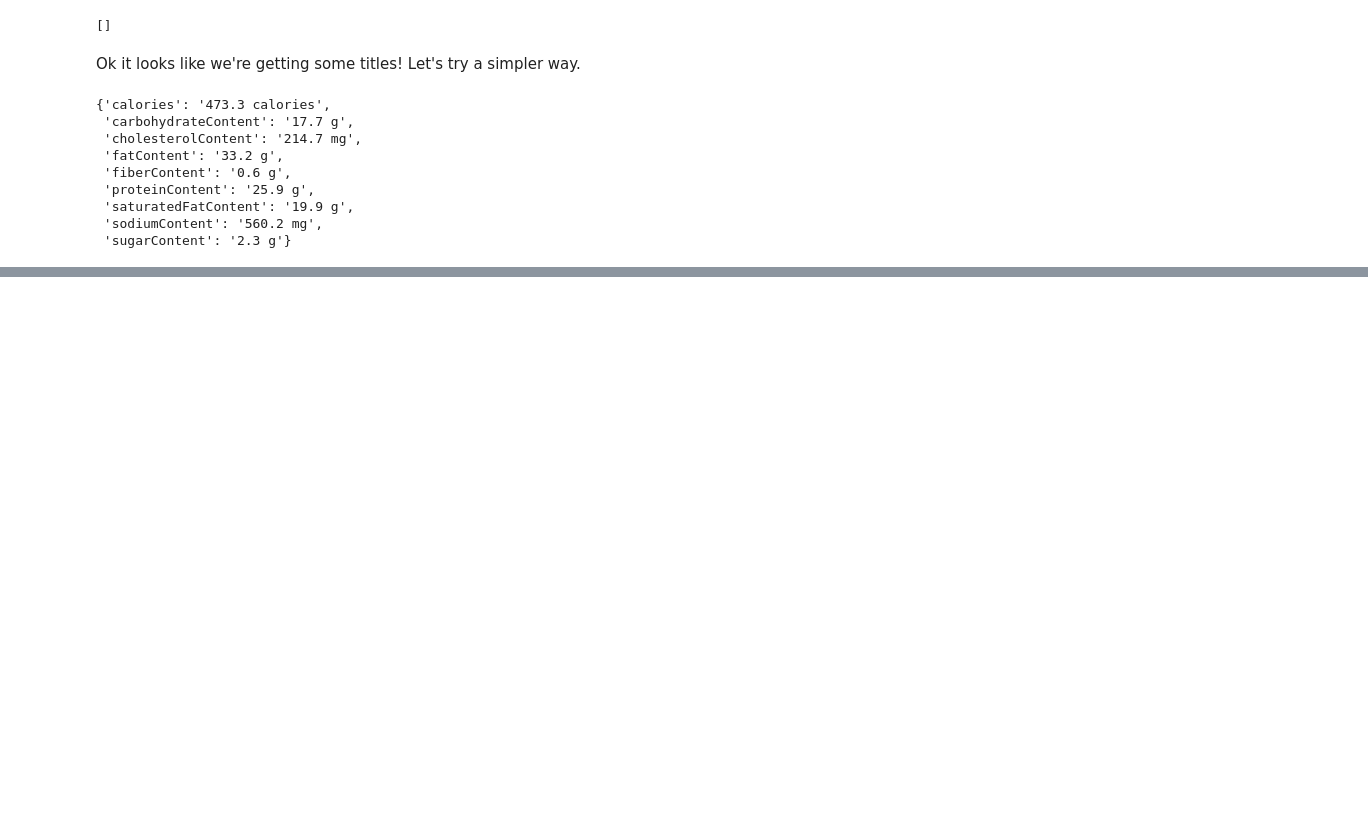
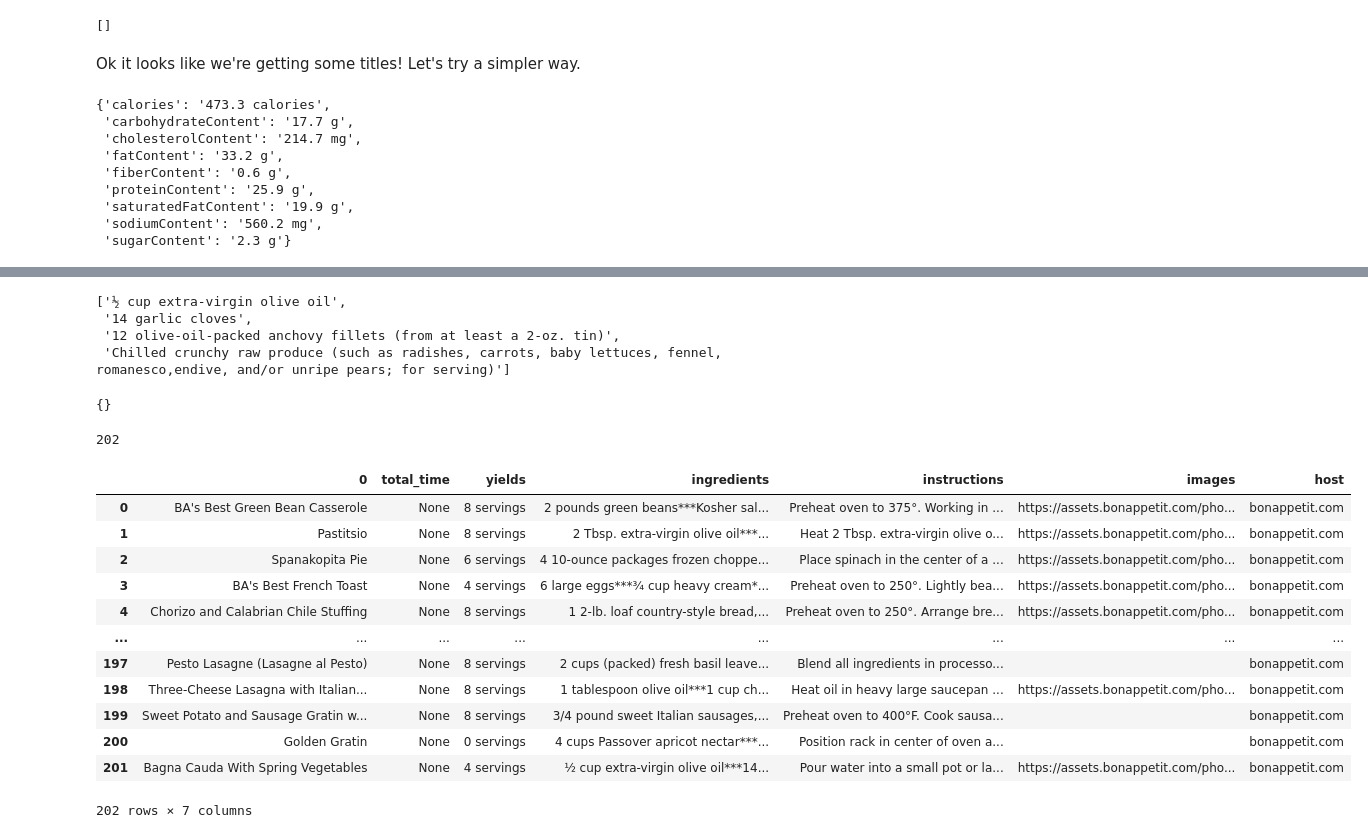
Before and after one commit to worldsbestdad/NSS-capstone-placeholder, a Jupyter notebook: notebooks/testenvironment.ipynb, the cells around one changed output, grey strips where cells are left out. Cells and saved outputs as stored; diff of their text form; code cells hidden in the pictures; blank space fills up the shorter version.

```diff
--- a/notebooks/testenvironment.ipynb
+++ b/notebooks/testenvironment.ipynb
@@ -478,0 +472,39 @@ scraper.nutrients()
+# %%
+scraper.ingredients()
+# %% [output]
+['½ cup extra-virgin olive oil',
+ '14 garlic cloves',
+ '12 olive-oil-packed anchovy fillets (from at least a 2-oz. tin)',
+ 'Chilled crunchy raw produce (such as radishes, carrots, baby lettuces, fennel, romanesco,endive, and/or unripe pears; for serving)']
+# %%
+scraper.nutrients()
+# %% [output]
+{}
+# %%
+len(total_time)
+# %% [output]
+202
+# %%
+recipes  = pd.DataFrame(titles)
+recipes['total_time'] = total_time
+recipes['yields'] = yields
+recipes['ingredients'] = ingredients
+recipes['instructions'] = instructions
+recipes['images'] = images
+recipes['host'] = hosts
+# %%
+recipes
+# %% [output]
+|  | 0 | total_time | yields | ingredients | instructions | images | host |
+| 0 | BA's Best Green Bean Casserole | None | 8 servings | 2 pounds green beans***Kosher sal... | Preheat oven to 375°. Working in ... | https://assets.bonappetit.com/pho... | bonappetit.com |
+| 1 | Pastitsio | None | 8 servings | 2 Tbsp. extra-virgin olive oil***... | Heat 2 Tbsp. extra-virgin olive o... | https://assets.bonappetit.com/pho... | bonappetit.com |
+| 2 | Spanakopita Pie | None | 6 servings | 4 10-ounce packages frozen choppe... | Place spinach in the center of a ... | https://assets.bonappetit.com/pho... | bonappetit.com |
+| 3 | BA's Best French Toast | None | 4 servings | 6 large eggs***¾ cup heavy cream*... | Preheat oven to 250°. Lightly bea... | https://assets.bonappetit.com/pho... | bonappetit.com |
+| 4 | Chorizo and Calabrian Chile Stuffing | None | 8 servings | 1 2-lb. loaf country-style bread,... | Preheat oven to 250°. Arrange bre... | https://assets.bonappetit.com/pho... | bonappetit.com |
+| ... | ... | ... | ... | ... | ... | ... | ... |
+| 197 | Pesto Lasagne (Lasagne al Pesto) | None | 8 servings | 2 cups (packed) fresh basil leave... | Blend all ingredients in processo... |  | bonappetit.com |
+| 198 | Three-Cheese Lasagna with Italian... | None | 8 servings | 1 tablespoon olive oil***1 cup ch... | Heat oil in heavy large saucepan ... | https://assets.bonappetit.com/pho... | bonappetit.com |
+| 199 | Sweet Potato and Sausage Gratin w... | None | 8 servings | 3/4 pound sweet Italian sausages,... | Preheat oven to 400°F. Cook sausa... |  | bonappetit.com |
+| 200 | Golden Gratin | None | 0 servings | 4 cups Passover apricot nectar***... | Position rack in center of oven a... |  | bonappetit.com |
+| 201 | Bagna Cauda With Spring Vegetables | None | 4 servings | ½ cup extra-virgin olive oil***14... | Pour water into a small pot or la... | https://assets.bonappetit.com/pho... | bonappetit.com |
+202 rows × 7 columns
```
Also changed, not shown: parts of 34 cells of this notebook.
